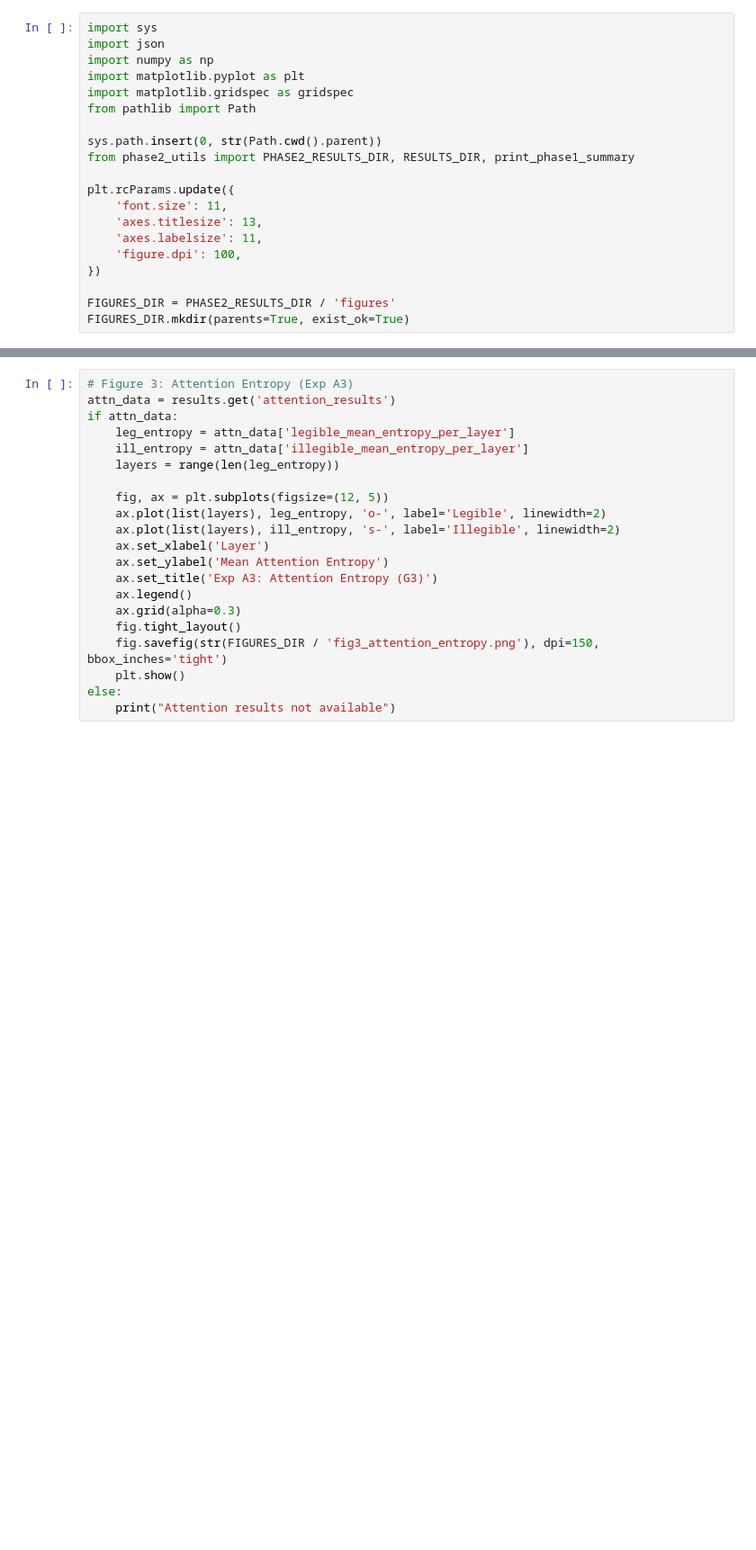
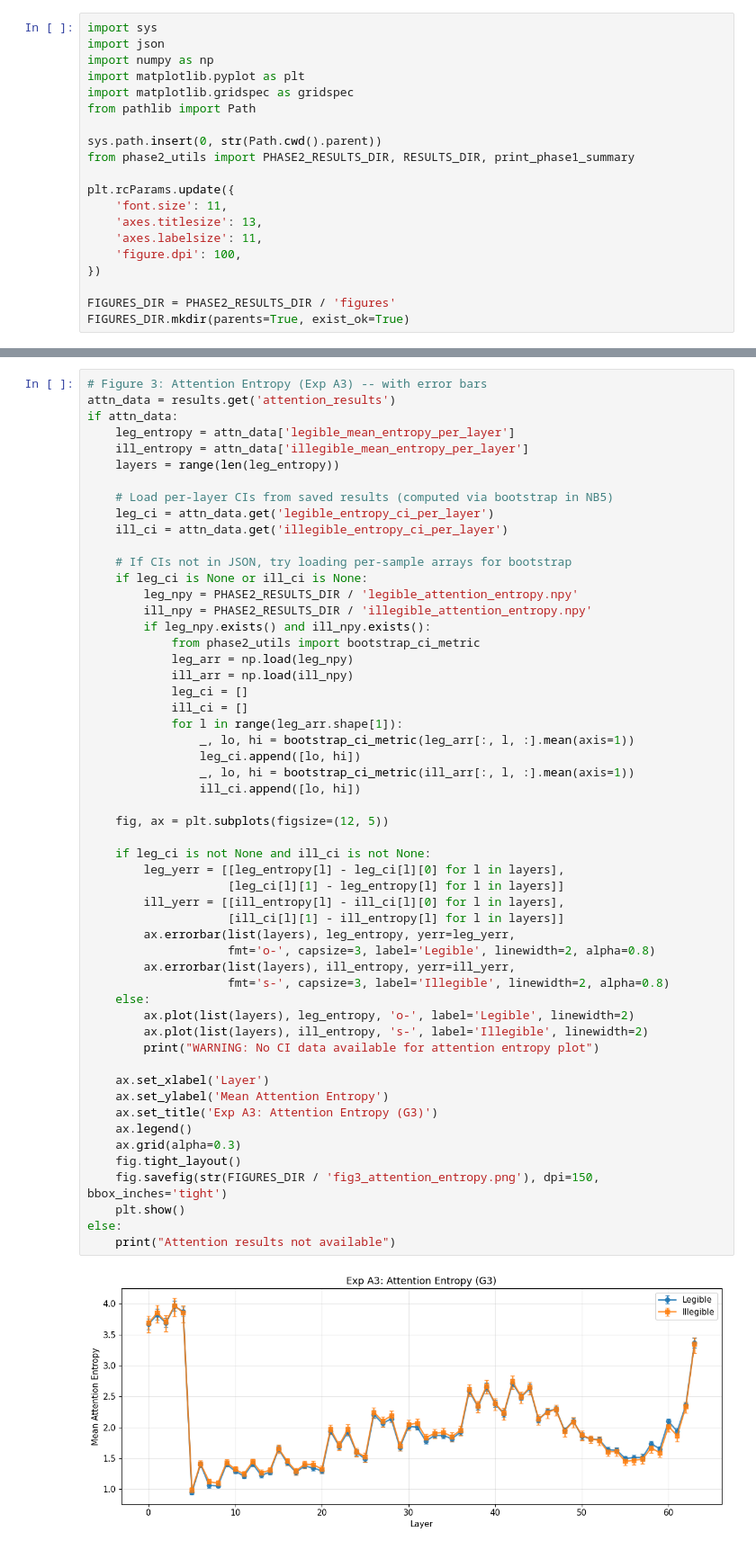
Before and after one commit to safety-research/legibility, a Jupyter notebook: experiments/2026/15-4-2026/notebooks/09_plot_results_phase2_summary.ipynb, the cells around one changed output, grey strips where cells are left out. Shown at 90% size. Saved outputs shown, nothing was run; the diff lists cells and outputs as text; blank space fills up the shorter version.

```diff
--- a/experiments/2026/15-4-2026/notebooks/09_plot_results_phase2_summary.ipynb
+++ b/experiments/2026/15-4-2026/notebooks/09_plot_results_phase2_summary.ipynb
@@ -142,24 +215,59 @@ else:
 # %%
-# Figure 3: Attention Entropy (Exp A3)
+# Figure 3: Attention Entropy (Exp A3) -- with error bars
 attn_data = results.get('attention_results')
 if attn_data:
     leg_entropy = attn_data['legible_mean_entropy_per_layer']
     ill_entropy = attn_data['illegible_mean_entropy_per_layer']
     layers = range(len(leg_entropy))
 
+    # Load per-layer CIs from saved results (computed via bootstrap in NB5)
+    leg_ci = attn_data.get('legible_entropy_ci_per_layer')
+    ill_ci = attn_data.get('illegible_entropy_ci_per_layer')
+
+    # If CIs not in JSON, try loading per-sample arrays for bootstrap
+    if leg_ci is None or ill_ci is None:
+        leg_npy = PHASE2_RESULTS_DIR / 'legible_attention_entropy.npy'
+        ill_npy = PHASE2_RESULTS_DIR / 'illegible_attention_entropy.npy'
+        if leg_npy.exists() and ill_npy.exists():
+            from phase2_utils import bootstrap_ci_metric
+            leg_arr = np.load(leg_npy)
+            ill_arr = np.load(ill_npy)
+            leg_ci = []
+            ill_ci = []
+            for l in range(leg_arr.shape[1]):
+                _, lo, hi = bootstrap_ci_metric(leg_arr[:, l, :].mean(axis=1))
+                leg_ci.append([lo, hi])
+                _, lo, hi = bootstrap_ci_metric(ill_arr[:, l, :].mean(axis=1))
+                ill_ci.append([lo, hi])
+
     fig, ax = plt.subplots(figsize=(12, 5))
-    ax.plot(list(layers), leg_entropy, 'o-', label='Legible', linewidth=2)
-    ax.plot(list(layers), ill_entropy, 's-', label='Illegible', linewidth=2)
+
+    if leg_ci is not None and ill_ci is not None:
+        leg_yerr = [[leg_entropy[l] - leg_ci[l][0] for l in layers],
+                    [leg_ci[l][1] - leg_entropy[l] for l in layers]]
+        ill_yerr = [[ill_entropy[l] - ill_ci[l][0] for l in layers],
+                    [ill_ci[l][1] - ill_entropy[l] for l in layers]]
+        ax.errorbar(list(layers), leg_entropy, yerr=leg_yerr,
+                    fmt='o-', capsize=3, label='Legible', linewidth=2, alpha=0.8)
+        ax.errorbar(list(layers), ill_entropy, yerr=ill_yerr,
+                    fmt='s-', capsize=3, label='Illegible', linewidth=2, alpha=0.8)
+    else:
+        ax.plot(list(layers), leg_entropy, 'o-', label='Legible', linewidth=2)
+        ax.plot(list(layers), ill_entropy, 's-', label='Illegible', linewidth=2)
+        print("WARNING: No CI data available for attention entropy plot")
+
     ax.set_xlabel('Layer')
     ax.set_ylabel('Mean Attention Entropy')
     ax.set_title('Exp A3: Attention Entropy (G3)')
     ax.legend()
     ax.grid(alpha=0.3)
     fig.tight_layout()
     fig.savefig(str(FIGURES_DIR / 'fig3_attention_entropy.png'), dpi=150, bbox_inches='tight')
     plt.show()
 else:
     print("Attention results not available")
+# %% [output]
+[figure, added]
 # %%
 # Figure 4: Transition Dynamics (Exp C)
 trans_data = results.get('transition_results')
```
Also changed, not shown: parts of 10 cells of this notebook, 17 other files.
